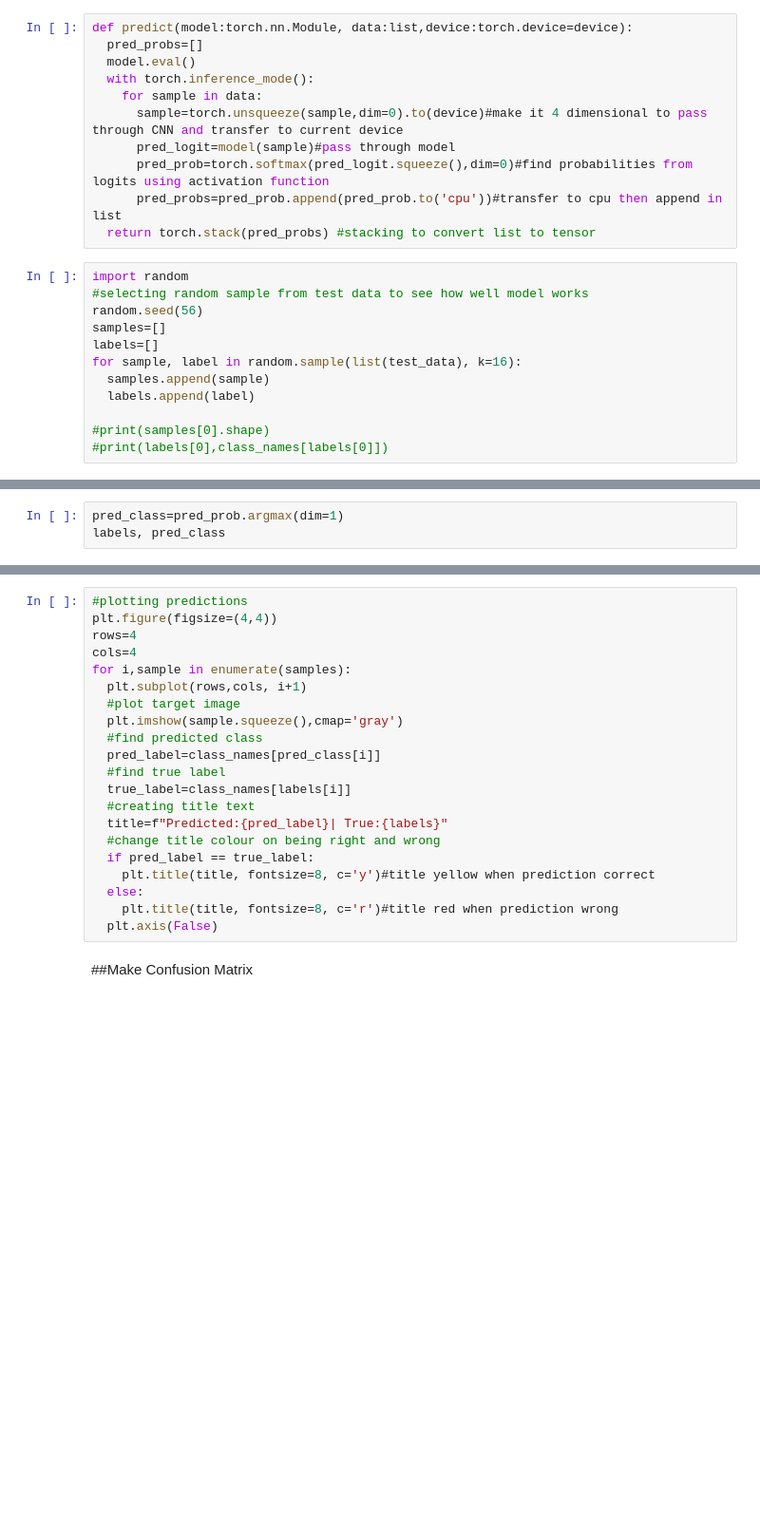
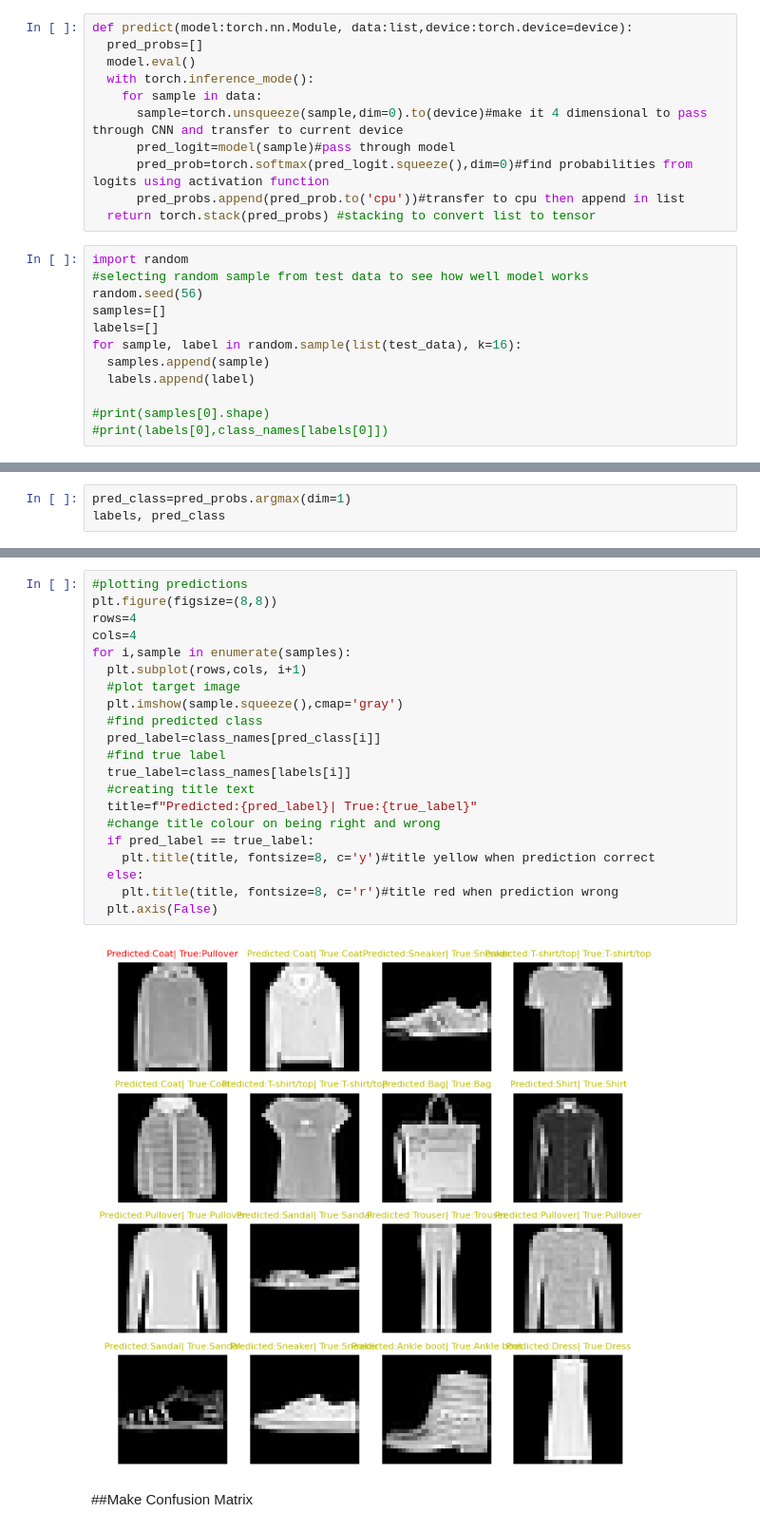
Before and after one commit to FrodoBaggins87/Neural_Networks, a Jupyter notebook: Computer_Vision.ipynb, the cells around one changed output, grey strips where cells are left out. Shown at 95% size. Drawn from its saved outputs; the diff is of its cells as text; blank space fills up the shorter version.

```diff
--- a/Computer_Vision.ipynb
+++ b/Computer_Vision.ipynb
@@ -661,7 +666,7 @@ def predict(model:torch.nn.Module, data:list,device:torch.device=device):
       sample=torch.unsqueeze(sample,dim=0).to(device)#make it 4 dimensional to pass through CNN and transfer to current device
       pred_logit=model(sample)#pass through model
       pred_prob=torch.softmax(pred_logit.squeeze(),dim=0)#find probabilities from logits using activation function
-      pred_probs=pred_prob.append(pred_prob.to('cpu'))#transfer to cpu then append in list
+      pred_probs.append(pred_prob.to('cpu'))#transfer to cpu then append in list
   return torch.stack(pred_probs) #stacking to convert list to tensor
 # %%
 import random
@@ -684,3 +694,3 @@ AttributeError: 'Tensor' object has no attribute 'append'
 # %%
-pred_class=pred_prob.argmax(dim=1)
+pred_class=pred_probs.argmax(dim=1)
 labels, pred_class
@@ -687,24 +700,26 @@ labels, pred_class
 # %%
 #plotting predictions
-plt.figure(figsize=(4,4))
+plt.figure(figsize=(8,8))
 rows=4
 cols=4
 for i,sample in enumerate(samples):
   plt.subplot(rows,cols, i+1)
   #plot target image
   plt.imshow(sample.squeeze(),cmap='gray')
   #find predicted class
   pred_label=class_names[pred_class[i]]
   #find true label
   true_label=class_names[labels[i]]
   #creating title text
-  title=f"Predicted:{pred_label}| True:{labels}"
+  title=f"Predicted:{pred_label}| True:{true_label}"
   #change title colour on being right and wrong
   if pred_label == true_label:
     plt.title(title, fontsize=8, c='y')#title yellow when prediction correct
   else:
     plt.title(title, fontsize=8, c='r')#title red when prediction wrong
   plt.axis(False)
+# %% [output]
+[figure, added]
 # %% [markdown]
 ##Make Confusion Matrix
 # %%
```
Also changed, not shown: parts of 21 cells of this notebook.
